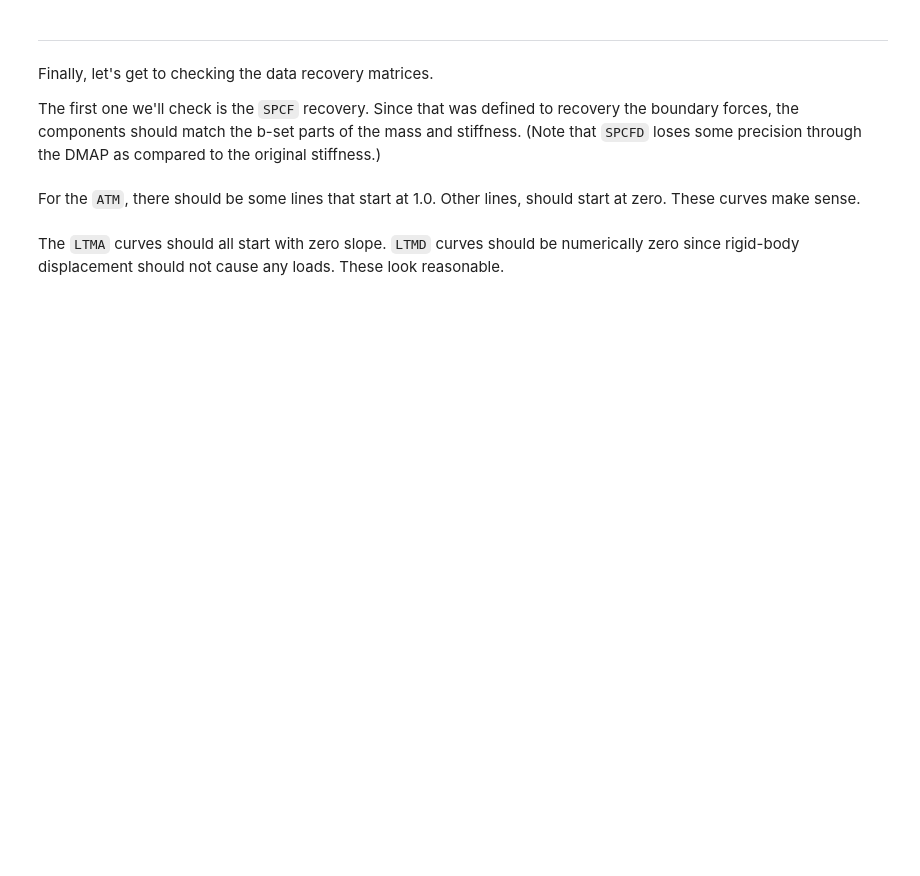
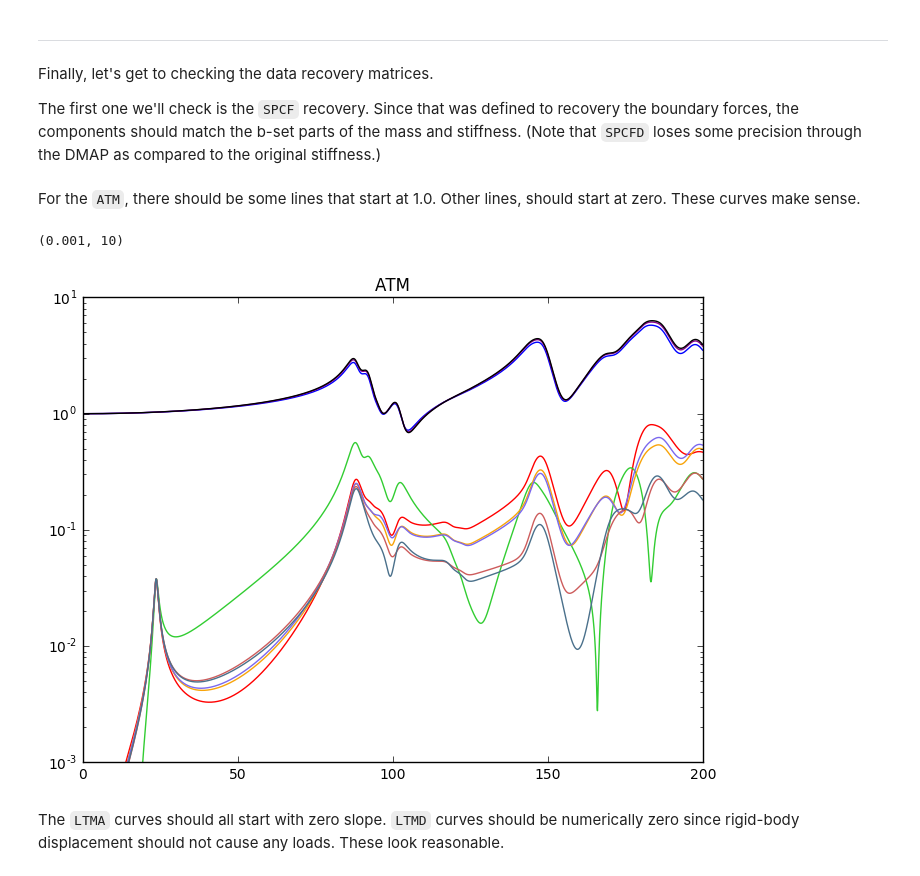
Before and after one commit to twmacro/pyyeti, a Jupyter notebook: docs/tutorials/cbtf.ipynb, the cells around one changed output. Cells and saved outputs as stored; diff of their text form; code cells hidden in the pictures; blank space fills up the shorter version.

```diff
--- a/docs/tutorials/cbtf.ipynb
+++ b/docs/tutorials/cbtf.ipynb
@@ -137,7 +211,11 @@ assert np.allclose(otm['SPCFD'], kaa[bb])
 For the ``ATM``, there should be some lines that start at 1.0. Other lines, should start at zero. These curves make sense.
 # %%
 plt.semilogy(freq, abs(otm['ATM'] @ sol[0].a).T)
+plt.title('ATM')
 plt.ylim(.001, 10)
+# %% [output]
+(0.001, 10)
+[figure, added]
 # %% [markdown]
 The ``LTMA`` curves should all start with zero slope. ``LTMD`` curves should be numerically zero since rigid-body displacement should not cause any loads. These look reasonable.
 # %%
```
Also changed, not shown: parts of 14 cells of this notebook, 6 other files.
